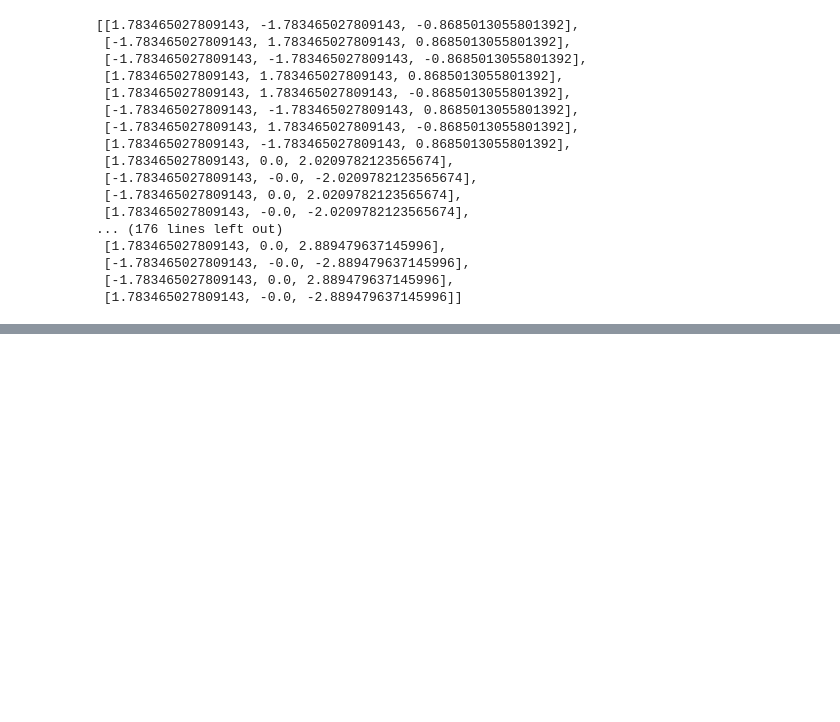
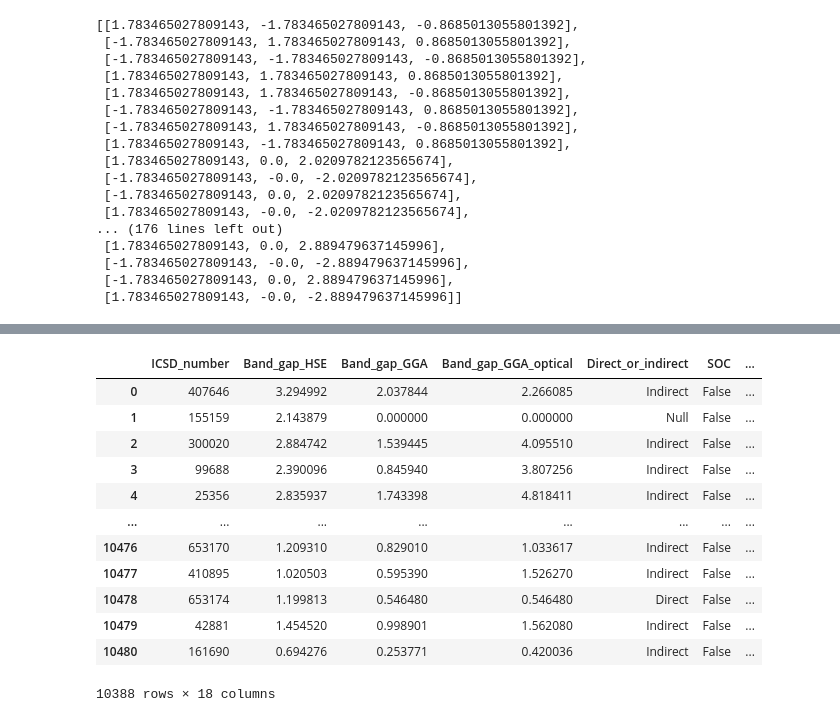
Before and after one commit to parkyjmit/CLaC, a Jupyter notebook: data/preprocess copy.ipynb, the cells around one changed output, grey strips where cells are left out. Cells and saved outputs as stored; diff of their text form; code cells hidden in the pictures; blank space fills up the shorter version.

```diff
--- a/data/preprocess copy.ipynb
+++ b/data/preprocess copy.ipynb
@@ -368,0 +453,19 @@ edge_feat.tolist()
+# %%
+# data = pd.read_parquet('/home/yj/PycharmProjects/MIT/CLaMP/jsons/mp_3d_2020_materials_graphs_gpt_test.parquet')
+data = pd.read_parquet('/home/yj/PycharmProjects/MIT/CLaMP/jsons/snumat_data.parquet')
+
+data
+# %% [output]
+|  | ICSD_number | Band_gap_HSE | Band_gap_GGA | Band_gap_GGA_optical | Direct_or_indirect | SOC | ... |
+| 0 | 407646 | 3.294992 | 2.037844 | 2.266085 | Indirect | False | ... |
+| 1 | 155159 | 2.143879 | 0.000000 | 0.000000 | Null | False | ... |
+| 2 | 300020 | 2.884742 | 1.539445 | 4.095510 | Indirect | False | ... |
+| 3 | 99688 | 2.390096 | 0.845940 | 3.807256 | Indirect | False | ... |
+| 4 | 25356 | 2.835937 | 1.743398 | 4.818411 | Indirect | False | ... |
+| ... | ... | ... | ... | ... | ... | ... | ... |
+| 10476 | 653170 | 1.209310 | 0.829010 | 1.033617 | Indirect | False | ... |
+| 10477 | 410895 | 1.020503 | 0.595390 | 1.526270 | Indirect | False | ... |
+| 10478 | 653174 | 1.199813 | 0.546480 | 0.546480 | Direct | False | ... |
+| 10479 | 42881 | 1.454520 | 0.998901 | 1.562080 | Indirect | False | ... |
+| 10480 | 161690 | 0.694276 | 0.253771 | 0.420036 | Indirect | False | ... |
+10388 rows × 18 columns
```
Also changed, not shown: parts of 5 cells of this notebook, 27 other files.
